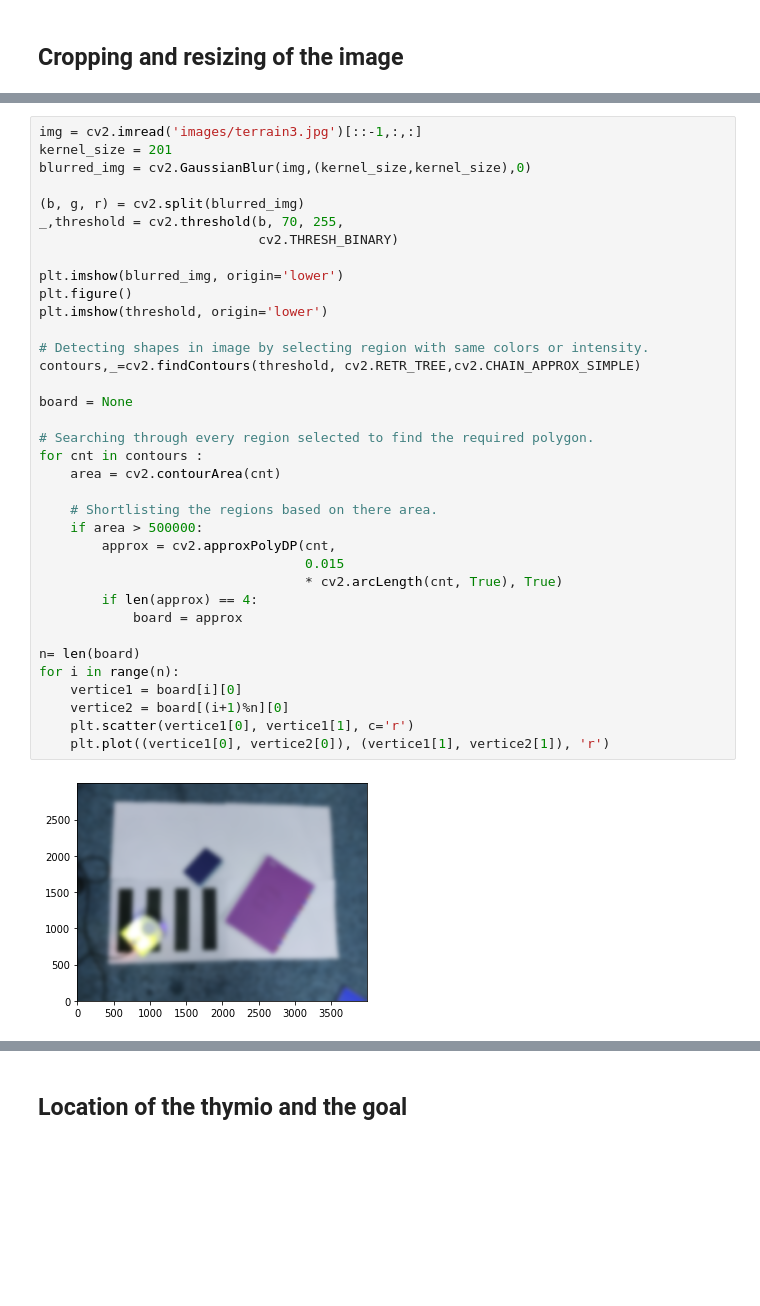
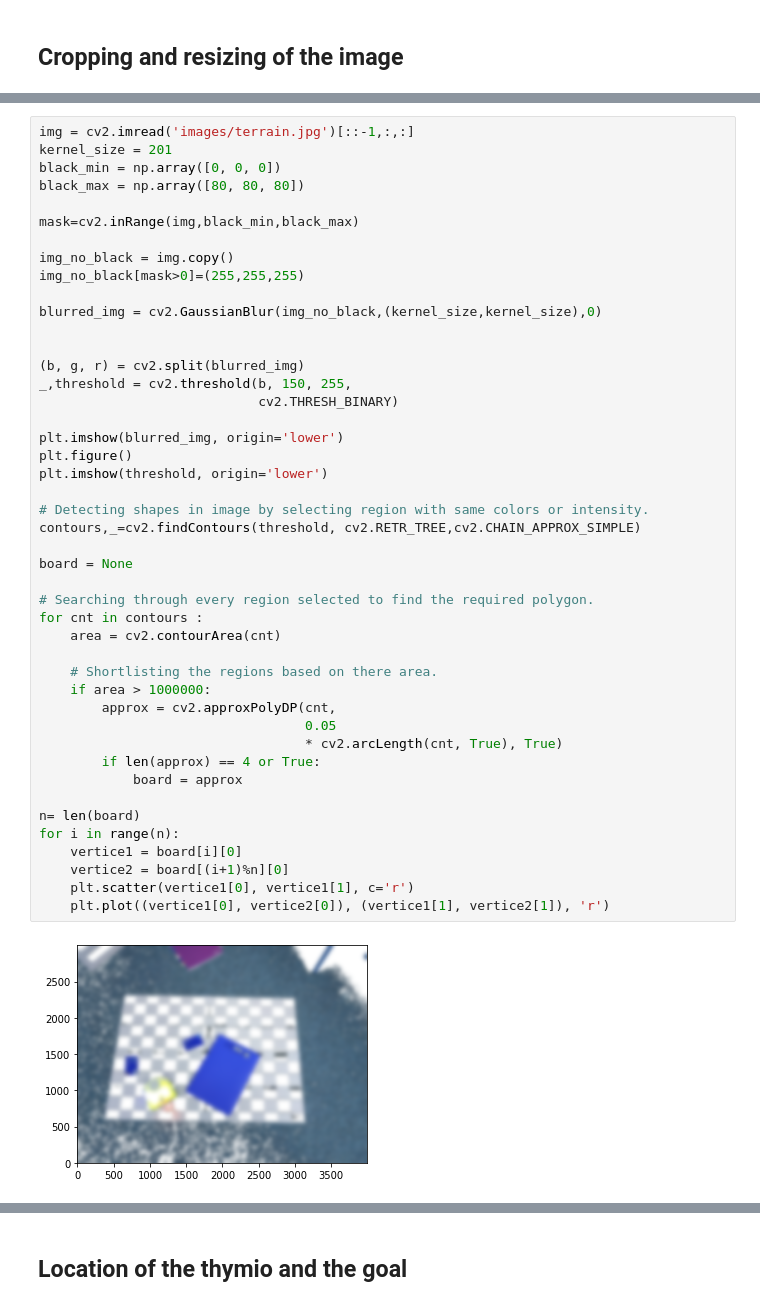
Before and after one commit to RaphLins/basics_of_MB_project, a Jupyter notebook: report.ipynb, the cells around one changed output, grey strips where cells are left out. Saved outputs shown, nothing was run; the diff lists cells and outputs as text; blank space fills up the shorter version.

```diff
--- a/report.ipynb
+++ b/report.ipynb
@@ -24,38 +26,47 @@ ModuleNotFoundError: ignored
 # %%
-img = cv2.imread('images/terrain3.jpg')[::-1,:,:]
+img = cv2.imread('images/terrain.jpg')[::-1,:,:]
 kernel_size = 201
-blurred_img = cv2.GaussianBlur(img,(kernel_size,kernel_size),0)
+black_min = np.array([0, 0, 0])
+black_max = np.array([80, 80, 80])
+
+mask=cv2.inRange(img,black_min,black_max)
+
+img_no_black = img.copy()
+img_no_black[mask>0]=(255,255,255)
+
+blurred_img = cv2.GaussianBlur(img_no_black,(kernel_size,kernel_size),0)
+
 
 (b, g, r) = cv2.split(blurred_img)
-_,threshold = cv2.threshold(b, 70, 255,
+_,threshold = cv2.threshold(b, 150, 255,
                             cv2.THRESH_BINARY)
 
 plt.imshow(blurred_img, origin='lower')
 plt.figure()
 plt.imshow(threshold, origin='lower')
 
 # Detecting shapes in image by selecting region with same colors or intensity.
 contours,_=cv2.findContours(threshold, cv2.RETR_TREE,cv2.CHAIN_APPROX_SIMPLE)
 
 board = None
 
 # Searching through every region selected to find the required polygon.
 for cnt in contours :
     area = cv2.contourArea(cnt)
 
     # Shortlisting the regions based on there area.
-    if area > 500000:
+    if area > 1000000:
         approx = cv2.approxPolyDP(cnt,
-                                  0.015
+                                  0.05
                                   * cv2.arcLength(cnt, True), True)
-        if len(approx) == 4:
+        if len(approx) == 4 or True:
             board = approx
 
 n= len(board)
 for i in range(n):
     vertice1 = board[i][0]
     vertice2 = board[(i+1)%n][0]
     plt.scatter(vertice1[0], vertice1[1], c='r')
     plt.plot((vertice1[0], vertice2[0]), (vertice1[1], vertice2[1]), 'r')
 # %% [output]
-[figure, old version]
+[figure, new version]
```
Also changed, not shown: parts of 23 cells of this notebook, 32 other files.
